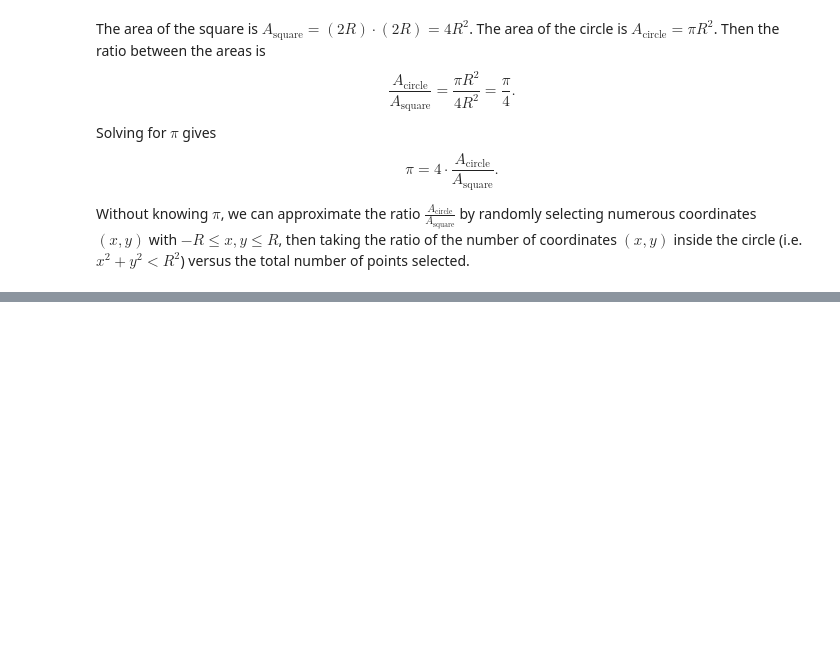
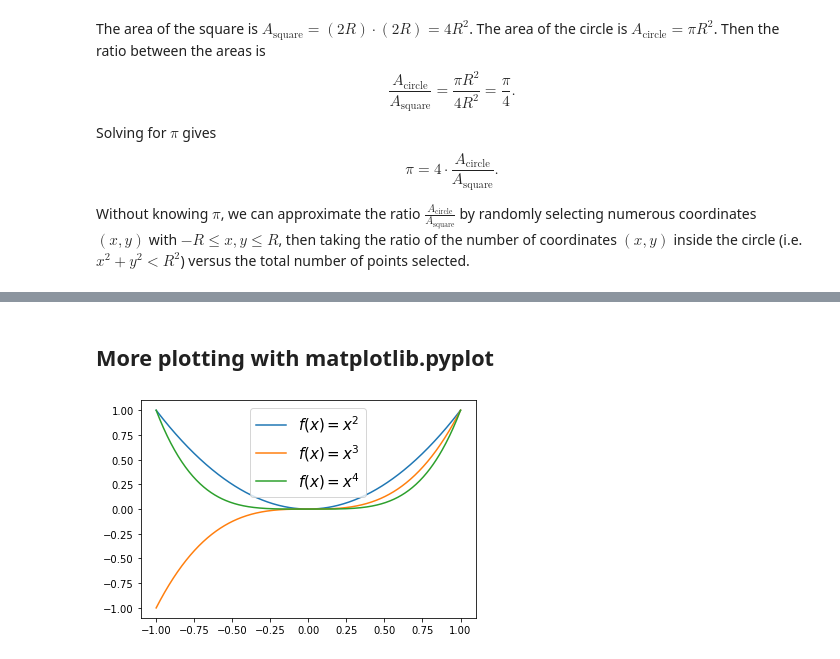
Before and after one commit to jllottes/jllottes.github.io, a Jupyter notebook: _static/weekly_notebooks/week7_notebook.ipynb, the cells around one changed output, grey strips where cells are left out. Drawn from its saved outputs; the diff is of its cells as text; code cells hidden in the pictures; blank space fills up the shorter version.

```diff
--- a/_static/weekly_notebooks/week7_notebook.ipynb
+++ b/_static/weekly_notebooks/week7_notebook.ipynb
@@ -126,0 +127,2 @@ N = 10^8: pi ~= 3.141464
+# %% [markdown]
+## More plotting with matplotlib.pyplot
@@ -126,0 +134,12 @@ N = 10^8: pi ~= 3.141464
+# %%
+x = np.linspace(-1,1,500)
+
+plt.plot(x,x**2,label='$f(x) = x^2$')
+plt.plot(x,x**3,label='$f(x) = x^3$')
+plt.plot(x,x**4,label='$f(x) = x^4$')
+
+plt.legend(loc='upper center',fontsize=15)
+
+plt.show()
+# %% [output]
+[figure, added]
```
Also changed, not shown: parts of 63 cells of this notebook, 40 other files.
